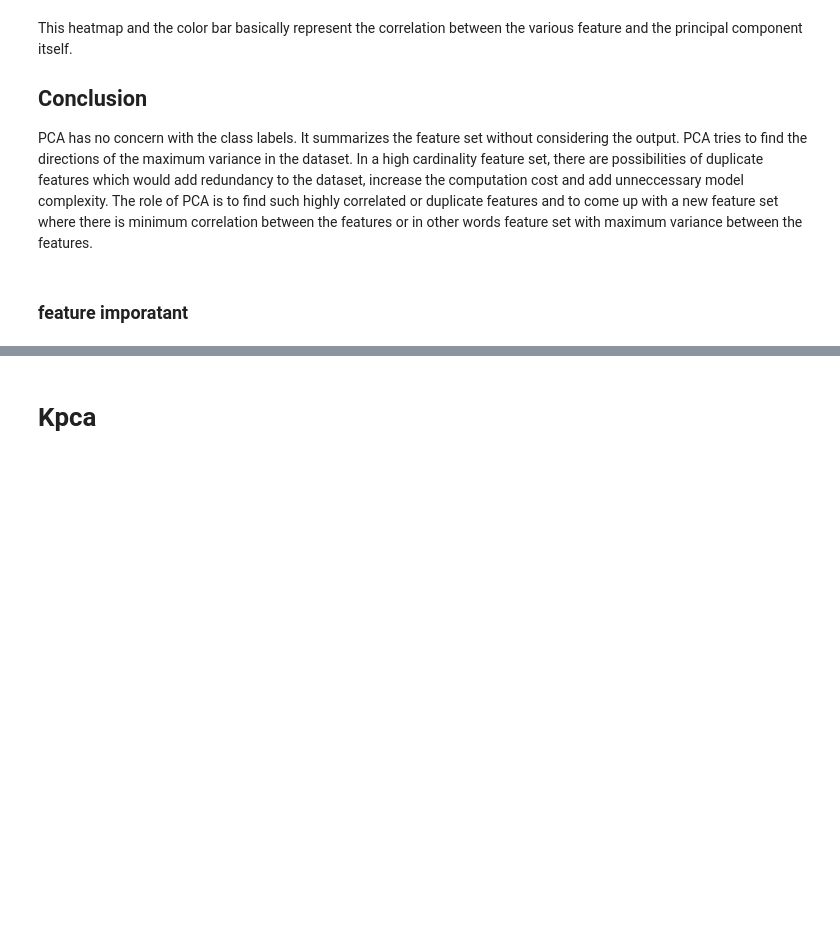
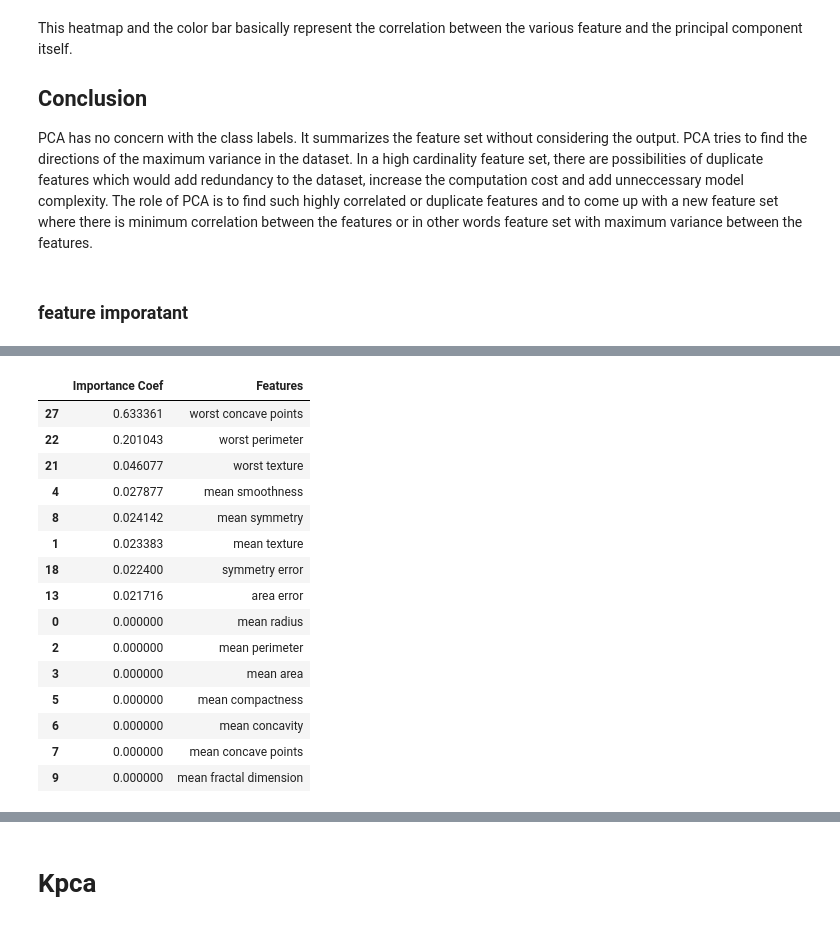
Before and after one commit to Wamuza1/dimensionality_Reduction, a Jupyter notebook: Breast_Cancer_Analysis.ipynb, the cells around one changed output, grey strips where cells are left out. Cells and saved outputs as stored; diff of their text form; code cells hidden in the pictures; blank space fills up the shorter version.

```diff
--- a/Breast_Cancer_Analysis.ipynb
+++ b/Breast_Cancer_Analysis.ipynb
@@ -337,5 +406,24 @@ feature_importances.nlargest(135, 'Importance Coef')
 # %%
-features = feature_importances.nlargest(135, 'Importance Coef')
+features = feature_importances.nlargest(15, 'Importance Coef')
+# %%
+features
+# %% [output]
+|  | Importance Coef | Features |
+| 27 | 0.633361 | worst concave points |
+| 22 | 0.201043 | worst perimeter |
+| 21 | 0.046077 | worst texture |
+| 4 | 0.027877 | mean smoothness |
+| 8 | 0.024142 | mean symmetry |
+| 1 | 0.023383 | mean texture |
+| 18 | 0.022400 | symmetry error |
+| 13 | 0.021716 | area error |
+| 0 | 0.000000 | mean radius |
+| 2 | 0.000000 | mean perimeter |
+| 3 | 0.000000 | mean area |
+| 5 | 0.000000 | mean compactness |
+| 6 | 0.000000 | mean concavity |
+| 7 | 0.000000 | mean concave points |
+| 9 | 0.000000 | mean fractal dimension |
 # %%
 '''# Feature Extraction with RFE
 from pandas import read_csv
```
Also changed, not shown: parts of 23 cells of this notebook.
